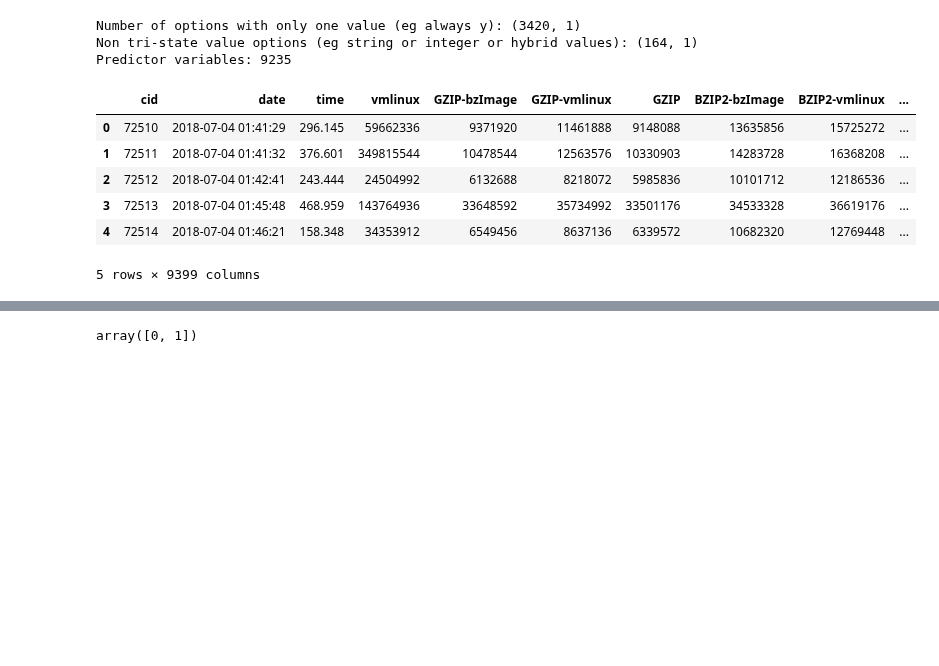
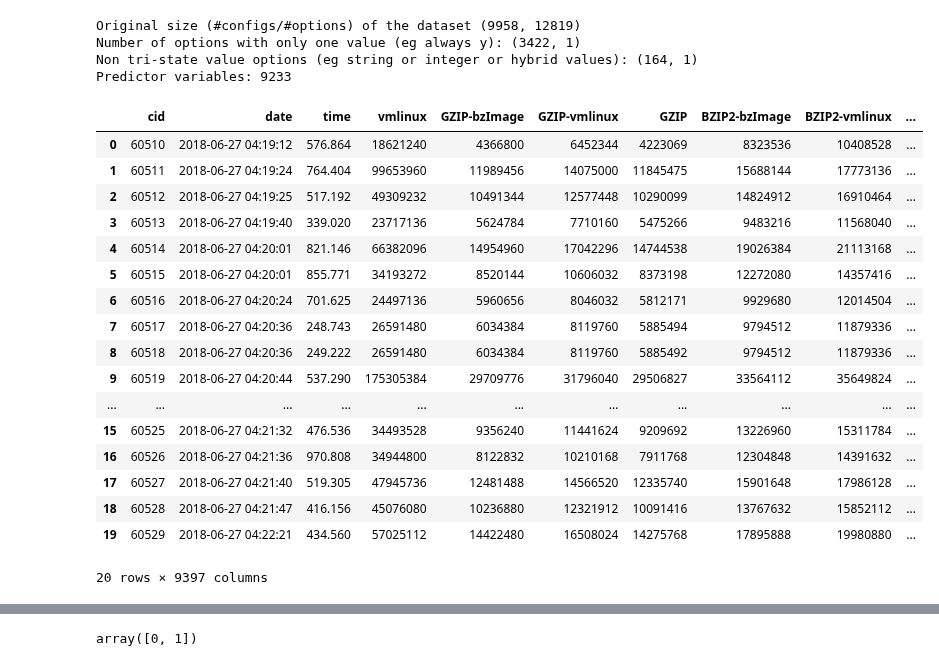
Before and after one commit to garandria/ProjetIrma, a Jupyter notebook: csv_kernels/TUXML-basic.ipynb, the cells around one changed output, grey strips where cells are left out. Saved outputs shown, nothing was run; the diff lists cells and outputs as text; code cells hidden in the pictures; blank space fills up the shorter version.

```diff
--- a/csv_kernels/TUXML-basic.ipynb
+++ b/csv_kernels/TUXML-basic.ipynb
@@ -5,7 +5,12 @@ import numpy as np
 import matplotlib.pyplot as plt
 
 TUXML_CSV_FILENAME="./config_bdd.csv"
-tuxdata = pd.read_csv(open(TUXML_CSV_FILENAME, "r"))
+rawtuxdata = pd.read_csv(open(TUXML_CSV_FILENAME, "r"))
+
+basic_head = ["cid", "time", "compile", "vmlinux", "GZIP-bzImage", "GZIP-vmlinux", "GZIP", "BZIP2-bzImage",
+              "BZIP2-vmlinux", "BZIP2", "LZMA-bzImage", "LZMA-vmlinux", "LZMA", "XZ-bzImage", "XZ-vmlinux", "XZ",
+              "LZO-bzImage", "LZO-vmlinux", "LZO", "LZ4-bzImage", "LZ4-vmlinux", "LZ4"]
+
 
 tri_state_values = ['y', 'n', 'm']
 
@@ -13,8 +18,8 @@ ftuniques = []
 freq_ymn_features = []
 non_tristate_options = []
 
-for col in tuxdata:
-    ft = tuxdata[col]
+for col in rawtuxdata:
+    ft = rawtuxdata[col]
     # eg always "y"
     if len(ft.unique()) == 1:
         ftuniques.append(col)
@@ -42,7 +47,7 @@ for col in tuxdata:
 
 
 ### TODO: we want to keep all quantitative values!
-non_tristate_options.remove('vmlinux')
+non_tristate_options.remove('LZO') # ('vmlinux')
 
 
 #### print options with unique values
@@ -52,41 +57,54 @@ non_tristate_options.remove('vmlinux')
 #    print(ft + " (" + str(i) + ")")
 #    i = i + 1
 
+print("Original size (#configs/#options) of the dataset " + str(rawtuxdata.shape))
 print ("Number of options with only one value (eg always y): " + str(pd.DataFrame(ftuniques).shape))
 # maybe we can drop options with only one unique value (no interest for machine learning)
-tuxdata.drop(columns=ftuniques,inplace=True)
+rawtuxdata.drop(columns=ftuniques,inplace=True)
 
 print ("Non tri-state value options (eg string or integer or hybrid values): "
        + str(pd.DataFrame(non_tristate_options).shape) + " ")
 #      + str(pd.DataFrame(non_tristate_options)))
 
-print ("Predictor variables: " + str(tuxdata.drop(columns=non_tristate_options).columns.size))
+print ("Predictor variables: " + str(rawtuxdata.drop(columns=non_tristate_options).columns.size))
 # frequency of y, m, and n values
 #plt.figure()
 #pd.DataFrame(freq_ymn_features, columns=["feature", "freqy", "freqm", "freqn"]).plot(kind='hist', alpha=0.8) #plot()
 #plt.show()
 # %% [output]
-Number of options with only one value (eg always y): (3420, 1)
+Original size (#configs/#options) of the dataset (9958, 12819)
+Number of options with only one value (eg always y): (3422, 1)
 Non tri-state value options (eg string or integer or hybrid values): (164, 1)
-Predictor variables: 9235
+Predictor variables: 9233
 # %%
 # playing a bit with the data
-tuxdata['vmlinux']
-tuxdata.dtypes
+rawtuxdata.dtypes
 # 'DEBUG_INFOO' in list(pd.DataFrame(non_tristate_options)[0]) #
 # tuxdata['DEBUG_INFO'].unique()
 #tuxdata['OUTPUT_FORMAT'].dtypes
 #tuxdata['DEFAULT_HOSTNAME'].unique()
 
-tuxdata[:5]
+#rawtuxdata[:5]
+rawtuxdata[:20]
 #tuxdata[:5]['CONFIG_DEBUG_INFO']
 #tuxdata['ARCH_HAS_SG_CHAIN'].unique()
 #tuxdata['ARCH_HAS_SG_CHAIN'].astype('category')
 # %% [output]
 |  | cid | date | time | vmlinux | GZIP-bzImage | GZIP-vmlinux | GZIP | BZIP2-bzImage | BZIP2-vmlinux | ... |
-| 0 | 72510 | 2018-07-04 01:41:29 | 296.145 | 59662336 | 9371920 | 11461888 | 9148088 | 13635856 | 15725272 | ... |
-| 1 | 72511 | 2018-07-04 01:41:32 | 376.601 | 349815544 | 10478544 | 12563576 | 10330903 | 14283728 | 16368208 | ... |
-| 2 | 72512 | 2018-07-04 01:42:41 | 243.444 | 24504992 | 6132688 | 8218072 | 5985836 | 10101712 | 12186536 | ... |
-| 3 | 72513 | 2018-07-04 01:45:48 | 468.959 | 143764936 | 33648592 | 35734992 | 33501176 | 34533328 | 36619176 | ... |
-| 4 | 72514 | 2018-07-04 01:46:21 | 158.348 | 34353912 | 6549456 | 8637136 | 6339572 | 10682320 | 12769448 | ... |
+| 0 | 60510 | 2018-06-27 04:19:12 | 576.864 | 18621240 | 4366800 | 6452344 | 4223069 | 8323536 | 10408528 | ... |
+| 1 | 60511 | 2018-06-27 04:19:24 | 764.404 | 99653960 | 11989456 | 14075000 | 11845475 | 15688144 | 17773136 | ... |
+| 2 | 60512 | 2018-06-27 04:19:25 | 517.192 | 49309232 | 10491344 | 12577448 | 10290099 | 14824912 | 16910464 | ... |
+| 3 | 60513 | 2018-06-27 04:19:40 | 339.020 | 23717136 | 5624784 | 7710160 | 5475266 | 9483216 | 11568040 | ... |
+| 4 | 60514 | 2018-06-27 04:20:01 | 821.146 | 66382096 | 14954960 | 17042296 | 14744538 | 19026384 | 21113168 | ... |
+| 5 | 60515 | 2018-06-27 04:20:01 | 855.771 | 34193272 | 8520144 | 10606032 | 8373198 | 12272080 | 14357416 | ... |
+| 6 | 60516 | 2018-06-27 04:20:24 | 701.625 | 24497136 | 5960656 | 8046032 | 5812171 | 9929680 | 12014504 | ... |
+| 7 | 60517 | 2018-06-27 04:20:36 | 248.743 | 26591480 | 6034384 | 8119760 | 5885494 | 9794512 | 11879336 | ... |
+| 8 | 60518 | 2018-06-27 04:20:36 | 249.222 | 26591480 | 6034384 | 8119760 | 5885492 | 9794512 | 11879336 | ... |
+| 9 | 60519 | 2018-06-27 04:20:44 | 537.290 | 175305384 | 29709776 | 31796040 | 29506827 | 33564112 | 35649824 | ... |
+| ... | ... | ... | ... | ... | ... | ... | ... | ... | ... | ... |
+| 15 | 60525 | 2018-06-27 04:21:32 | 476.536 | 34493528 | 9356240 | 11441624 | 9209692 | 13226960 | 15311784 | ... |
+| 16 | 60526 | 2018-06-27 04:21:36 | 970.808 | 34944800 | 8122832 | 10210168 | 7911768 | 12304848 | 14391632 | ... |
+| 17 | 60527 | 2018-06-27 04:21:40 | 519.305 | 47945736 | 12481488 | 14566520 | 12335740 | 15901648 | 17986128 | ... |
+| 18 | 60528 | 2018-06-27 04:21:47 | 416.156 | 45076080 | 10236880 | 12321912 | 10091416 | 13767632 | 15852112 | ... |
+| 19 | 60529 | 2018-06-27 04:22:21 | 434.560 | 57025112 | 14422480 | 16508024 | 14275768 | 17895888 | 19980880 | ... |
-5 rows × 9399 columns
+20 rows × 9397 columns
```
Also changed, not shown: parts of 10 cells of this notebook, 1 other file.
